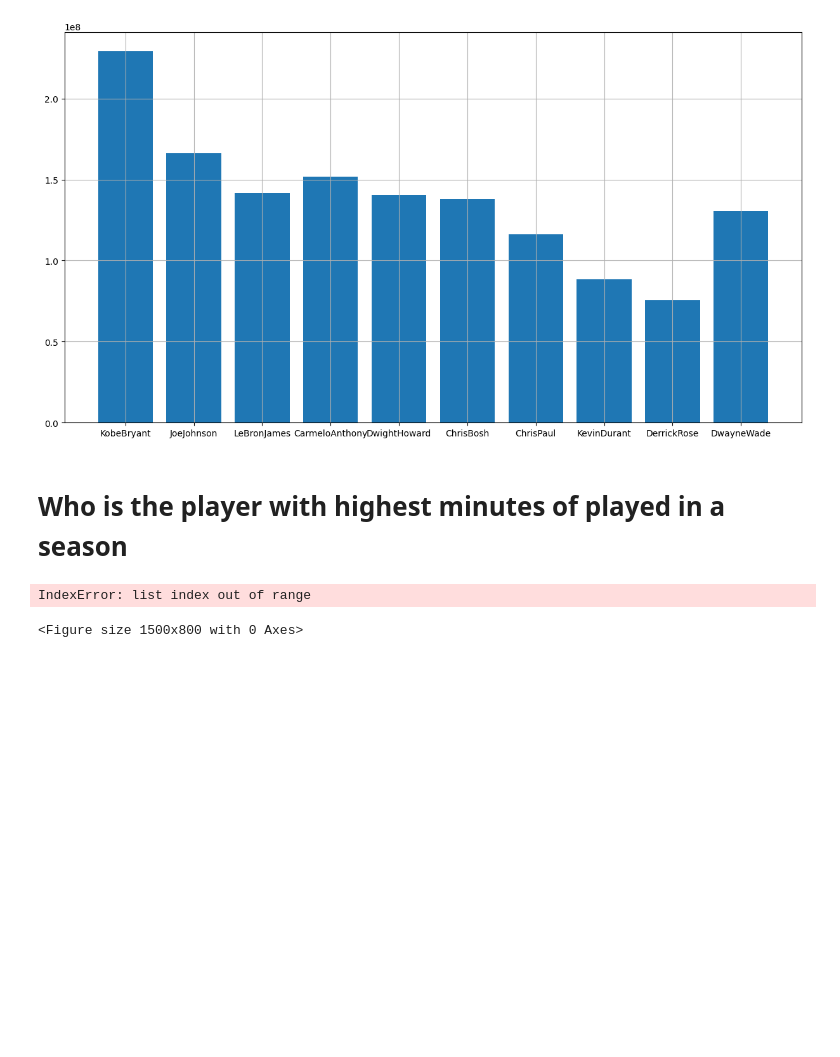
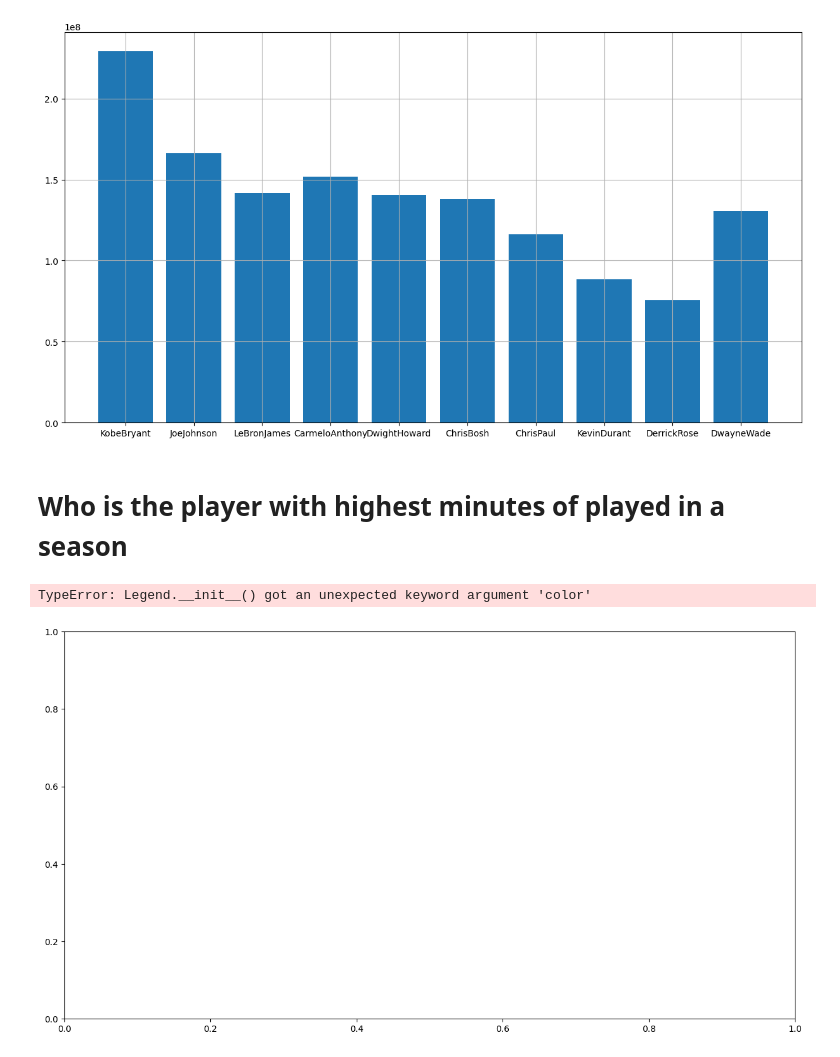
Before and after one commit to RyannKim327/Python-Programming-Compillation, a Jupyter notebook: Data Structures and Algorithm/Jupyter Notebook/basketball.ipynb, the cells around one changed output. Cells and saved outputs as stored; diff of their text form; code cells hidden in the pictures; blank space fills up the shorter version.

```diff
--- a/Data Structures and Algorithm/Jupyter Notebook/basketball.ipynb
+++ b/Data Structures and Algorithm/Jupyter Notebook/basketball.ipynb
@@ -165,11 +165,11 @@ plt.show()
 # Who is the player with highest minutes of played in a season
 # %%
 plt.figure(figsize=(15, 8))
-colors = ["red", "green", "blue", "yell"]
+colors = ["red", "green", "blue", "yellow", "orange", "purple", "cyan", "magenta", "lime", "black"]
 for i in range(len(minutes)):
-    plt.legend(minutes[i], color=colors[i])
+    plt.legend(minutes[i], color=colors[i], label=Seasons[i])
     plt.plot(Players, minutes[i])
 plt.show()
 # %% [output]
-IndexError: list index out of range
+TypeError: Legend.__init__() got an unexpected keyword argument 'color'
-<Figure size 1500x800 with 0 Axes>
+[figure, added]
```
